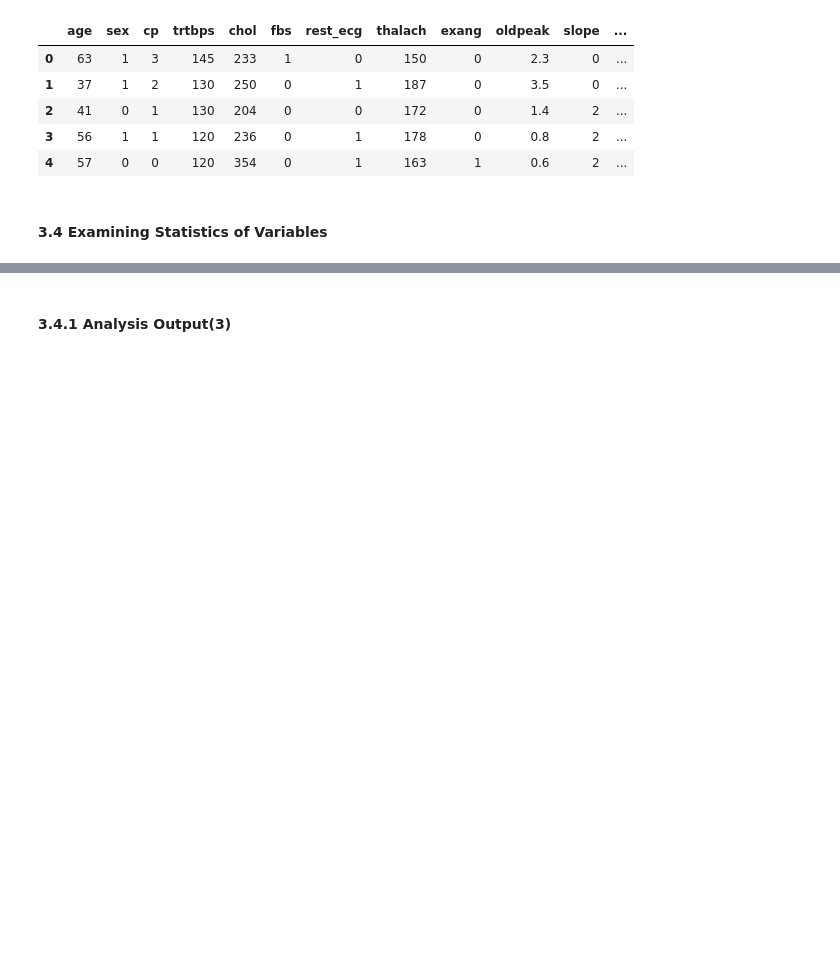
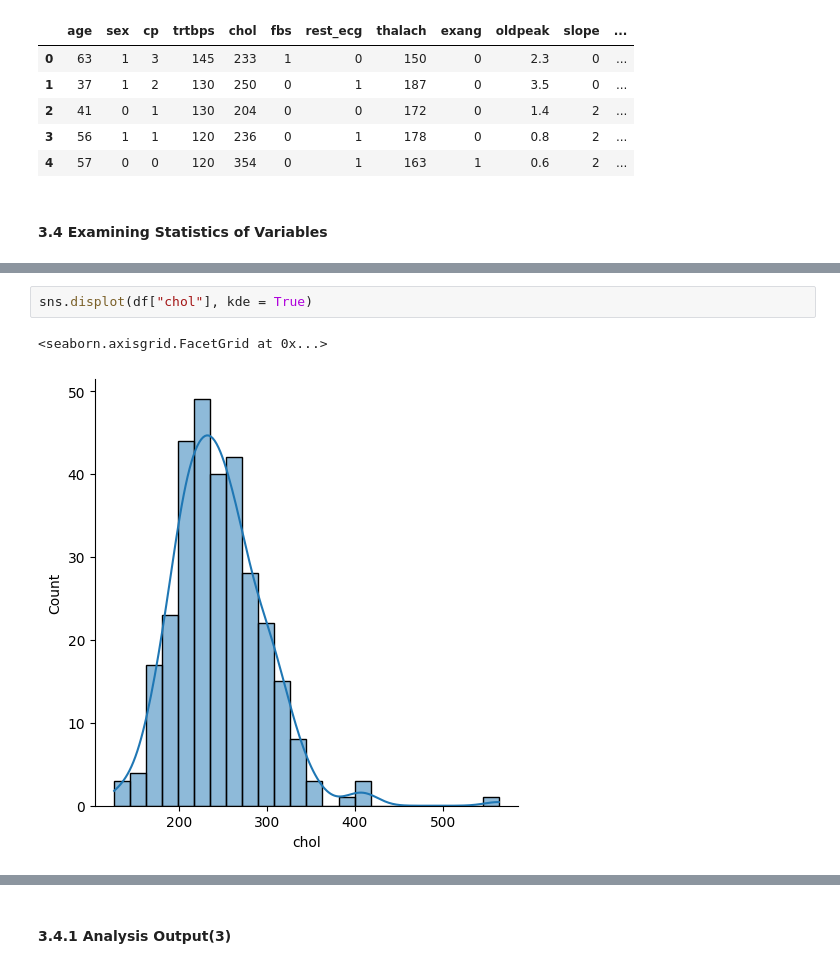
Before and after one commit to Benishkhaled/Benishkhaled, a Jupyter notebook: hearth-attack-analysis-and-prediction-update.ipynb, the cells around one changed output, grey strips where cells are left out. Saved outputs shown, nothing was run; the diff lists cells and outputs as text; blank space fills up the shorter version.

```diff
--- a/hearth-attack-analysis-and-prediction-update.ipynb
+++ b/hearth-attack-analysis-and-prediction-update.ipynb
@@ -344,0 +371,5 @@ df.head()
+# %%
+sns.displot(df["chol"], kde = True)
+# %% [output]
+<seaborn.axisgrid.FacetGrid at 0x...>
+[figure, added]
```
Also changed, not shown: parts of 7 cells of this notebook.
